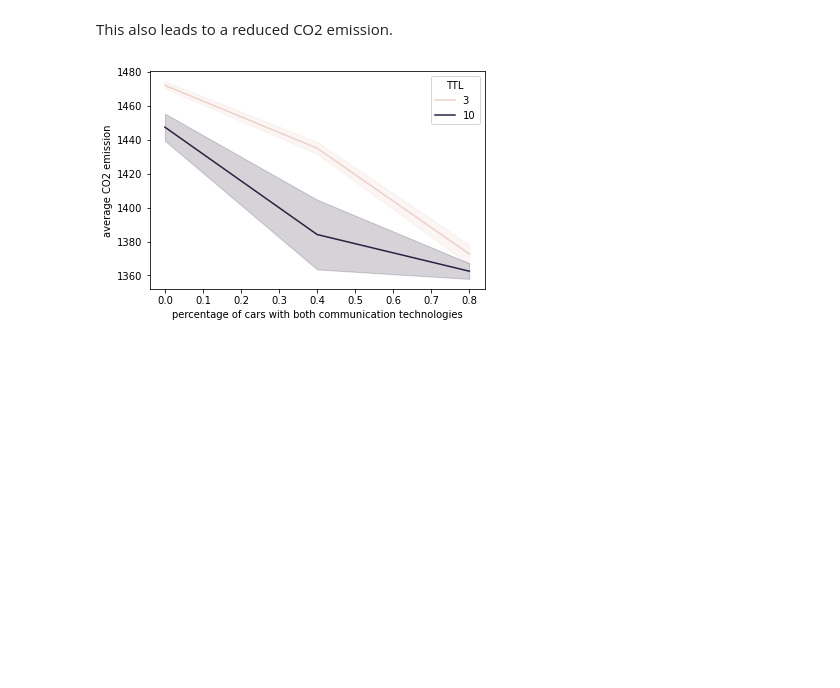
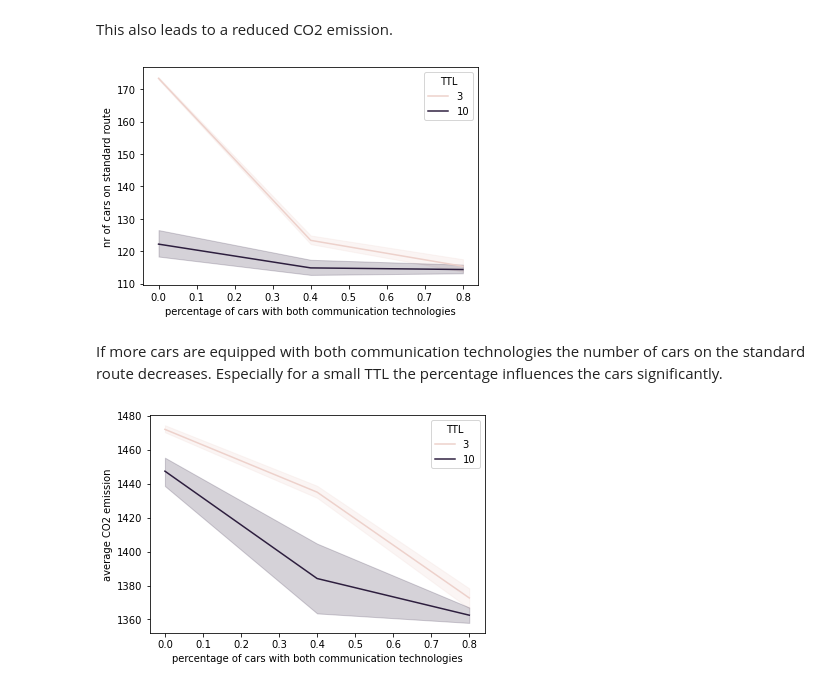
Before and after one commit to carolin-brunn/CIDFinalReport, a Jupyter notebook: notebook.ipynb, the cells around one changed output. Saved outputs shown, nothing was run; the diff lists cells and outputs as text; code cells hidden in the pictures; blank space fills up the shorter version.

```diff
--- a/notebook.ipynb
+++ b/notebook.ipynb
@@ -447,6 +447,17 @@ plt.show()
 [figure]
 # %% [markdown]
 This also leads to a reduced CO2 emission.
+# %%
+# plot number of cars on standard route
+# for cellular parameter: change TTL to retries
+sb.lineplot(data = df, x = "comm percentage", y = "standard route", hue = "TTL")
+plt.ylabel("nr of cars on standard route")
+plt.xlabel("percentage of cars with both communication technologies")
+plt.show()
+# %% [output]
+[figure, added]
+# %% [markdown]
+If more cars are equipped with both communication technologies the number of cars on the standard route decreases. Especially for a small TTL the percentage influences the cars significantly.
 # %%
 # plot average CO2 emission
 # for cellular parameter: change TTL to retries
```
Also changed, not shown: parts of 38 cells of this notebook.
